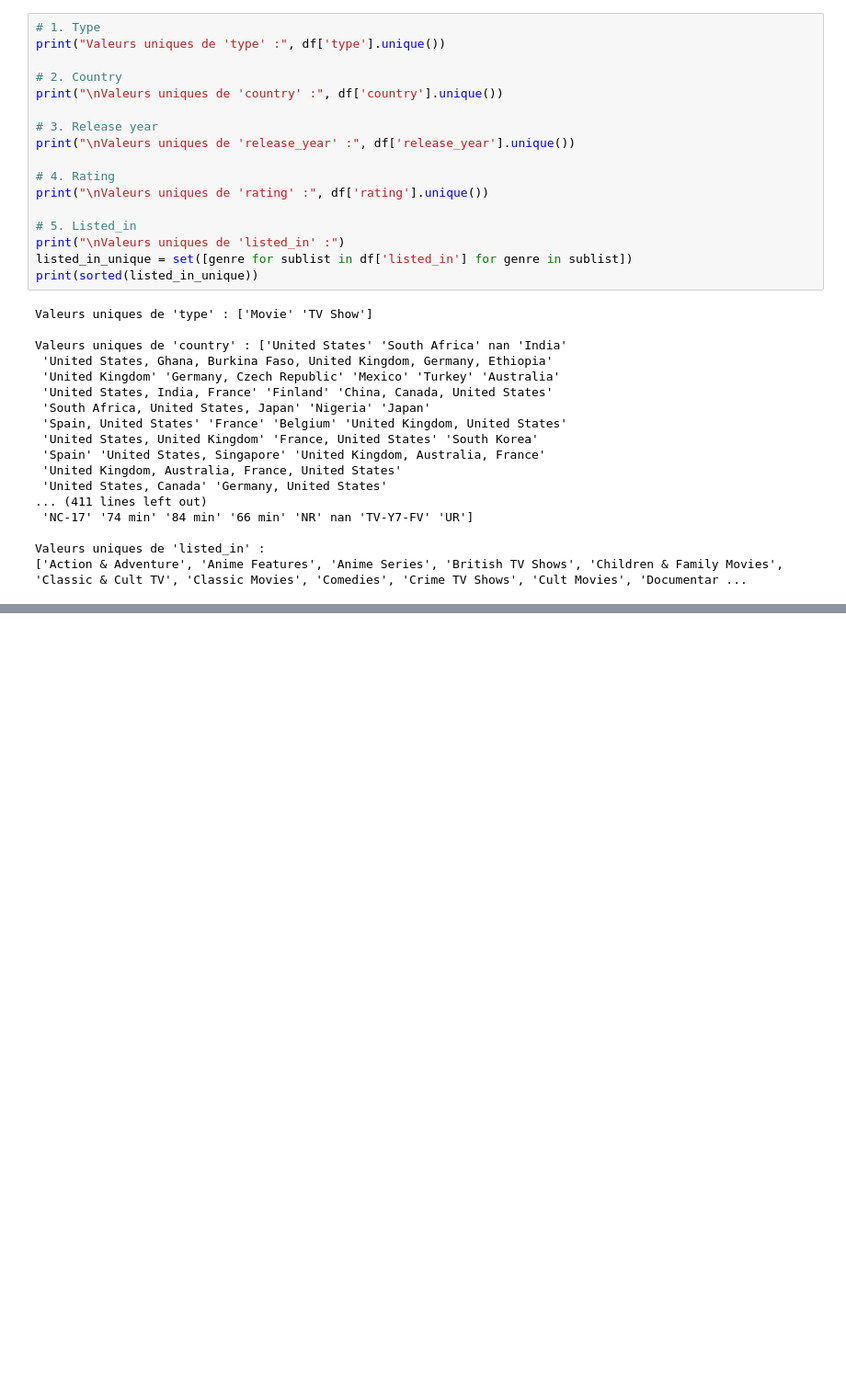
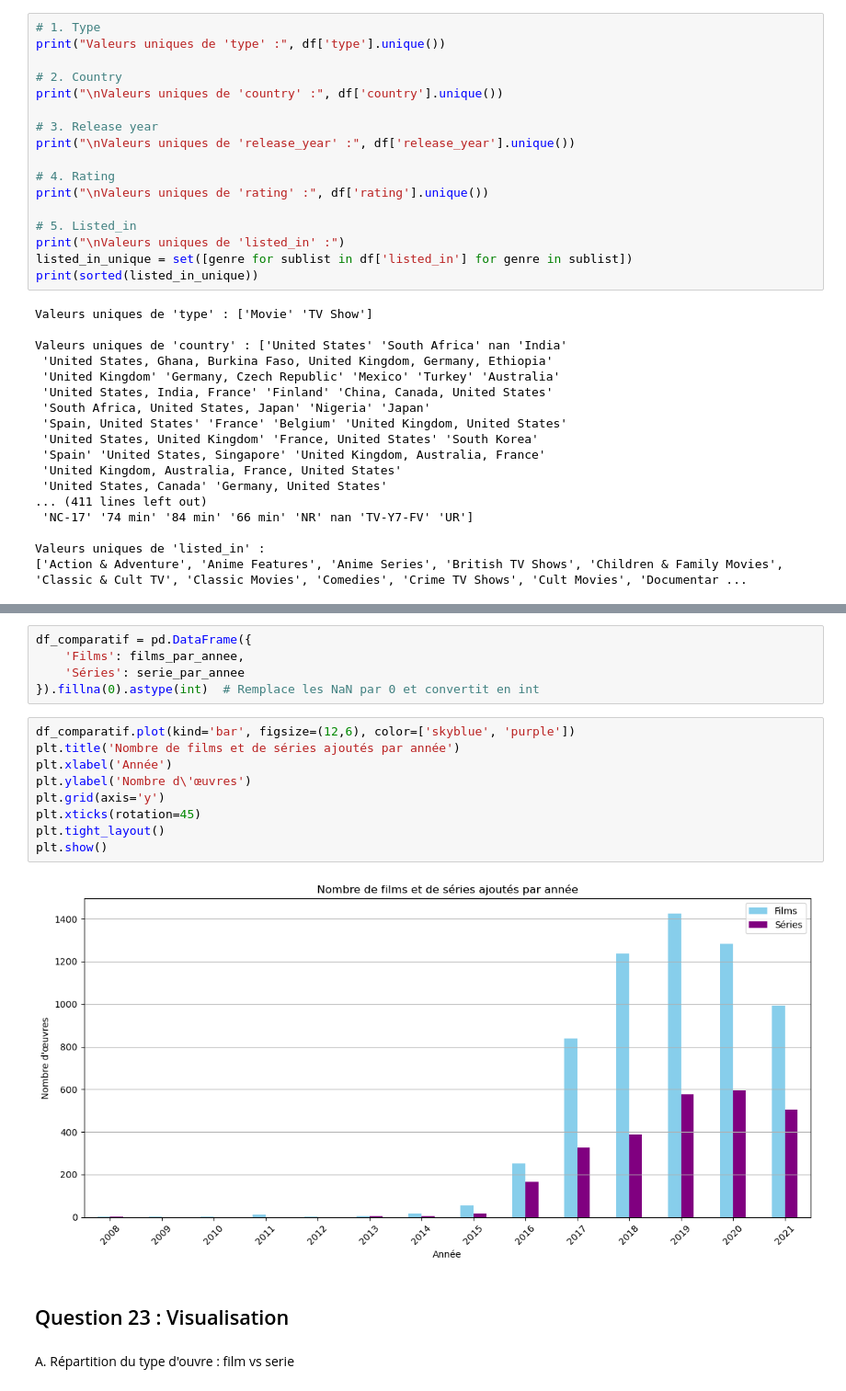
Before and after one commit to amina-taleb/netflix-insights, a Jupyter notebook: Netflix Data Analysis.ipynb, the cells around one changed output, grey strips where cells are left out. Shown at 92% size. Cells and saved outputs as stored; diff of their text form; blank space fills up the shorter version.

```diff
--- a/Netflix Data Analysis.ipynb
+++ b/Netflix Data Analysis.ipynb
@@ -338,0 +445,20 @@ Valeurs uniques de 'listed_in' :
+# %%
+df_comparatif = pd.DataFrame({
+    'Films': films_par_annee,
+    'Séries': serie_par_annee
+}).fillna(0).astype(int)  # Remplace les NaN par 0 et convertit en int
+# %%
+df_comparatif.plot(kind='bar', figsize=(12,6), color=['skyblue', 'purple'])
+plt.title('Nombre de films et de séries ajoutés par année')
+plt.xlabel('Année')
+plt.ylabel('Nombre d\'œuvres')
+plt.grid(axis='y')
+plt.xticks(rotation=45)
+plt.tight_layout()
+plt.show()
+# %% [output]
+[figure, added]
+# %% [markdown]
+## Question 23 : Visualisation
+# %% [markdown]
+A. Répartition du type d'ouvre : film vs serie
```
Also changed, not shown: parts of 73 cells of this notebook, 15 other files.
